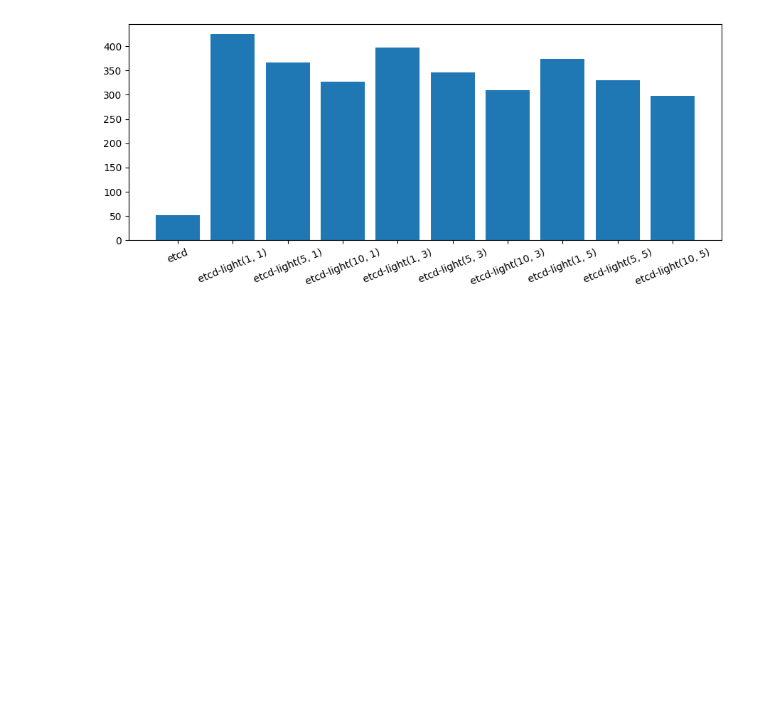
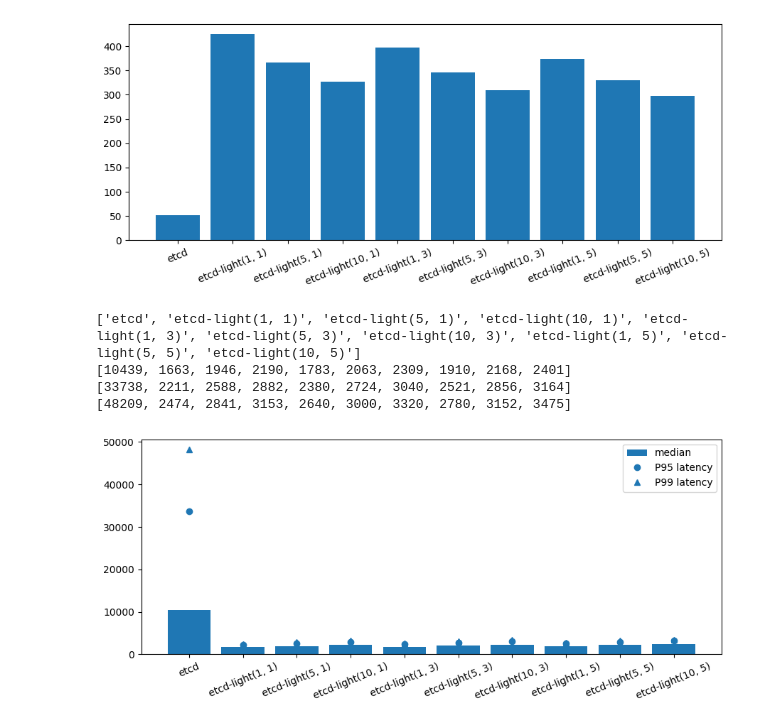
Before and after one commit to ChristopherSiems/etcdl_benchmark, a Jupyter notebook: plot.ipynb, the cells around one changed output. Saved outputs shown, nothing was run; the diff lists cells and outputs as text; code cells hidden in the pictures; blank space fills up the shorter version.

```diff
--- a/plot.ipynb
+++ b/plot.ipynb
@@ -48,3 +50,51 @@ fig.savefig('plots/all_write_throughput.pdf')
 ['etcd', 'etcd-light(1, 1)', 'etcd-light(5, 1)', 'etcd-light(10, 1)', 'etcd-light(1, 3)', 'etcd-light(5, 3)', 'etcd-light(10, 3)', 'etcd-light(1, 5)', 'etcd-light(5, 5)', 'etcd-light(10, 5)']
 [51.792, 424.36, 366.512, 326.824, 397.272, 346.504, 309.32, 373.704, 329.792, 298.136]
 [figure]
+# %%
+fig: Figure
+ax: Axes
+fig, ax = subplots(figsize=(9, 4))
+
+labels: list[str] = []
+vals: list[int] = []
+tail95: list[int] = []
+tail99: list[int] = []
+for i, row in all_write_data_1k.iterrows():
+  match row['system']:
+    case 'etcd':
+      labels.append('etcd')
+    case 'etcdl':
+      labels.append(f'etcd-light({int(row["wal_file_count"])}, {int(row["num_dbs"])})')
+
+  vals.append(row['med'])
+  tail95.append(row['p95'])
+  tail99.append(row['p99'])
+
+print(labels)
+print(vals)
+print(tail95)
+print(tail99)
+
+ax.bar(labels, vals, color='C0')
+ax.plot(labels, tail95, color='C0', linestyle='', marker='o')
+ax.plot(labels, tail99, color='C0', linestyle='', marker='^')
+
+ax.tick_params(axis='x', labelrotation=22.5)
+fig.tight_layout()
+
+ax.legend(
+  handles=[
+    Patch(facecolor='C0', label='median'),
+    Line2D([0], [0], marker='o', color='C0', linestyle='None', label='P95 latency'),
+    Line2D([0], [0], marker='^', color='C0', linestyle='None', label='P99 latency')
+  ],
+  loc='upper right')
+
+fig.savefig('plots/all_write_latency.png')
+fig.savefig('plots/all_write_latency.pdf')
+# %% [output]
+['etcd', 'etcd-light(1, 1)', 'etcd-light(5, 1)', 'etcd-light(10, 1)', 'etcd-light(1, 3)', 'etcd-light(5, 3)', 'etcd-light(10, 3)', 'etcd-light(1, 5)', 'etcd-light(5, 5)', 'etcd-light(10, 5)']
+[10439, 1663, 1946, 2190, 1783, 2063, 2309, 1910, 2168, 2401]
+[33738, 2211, 2588, 2882, 2380, 2724, 3040, 2521, 2856, 3164]
+[48209, 2474, 2841, 3153, 2640, 3000, 3320, 2780, 3152, 3475]
+[figure, added]
```
Also changed, not shown: parts of 1 cell of this notebook, 6 other files.
